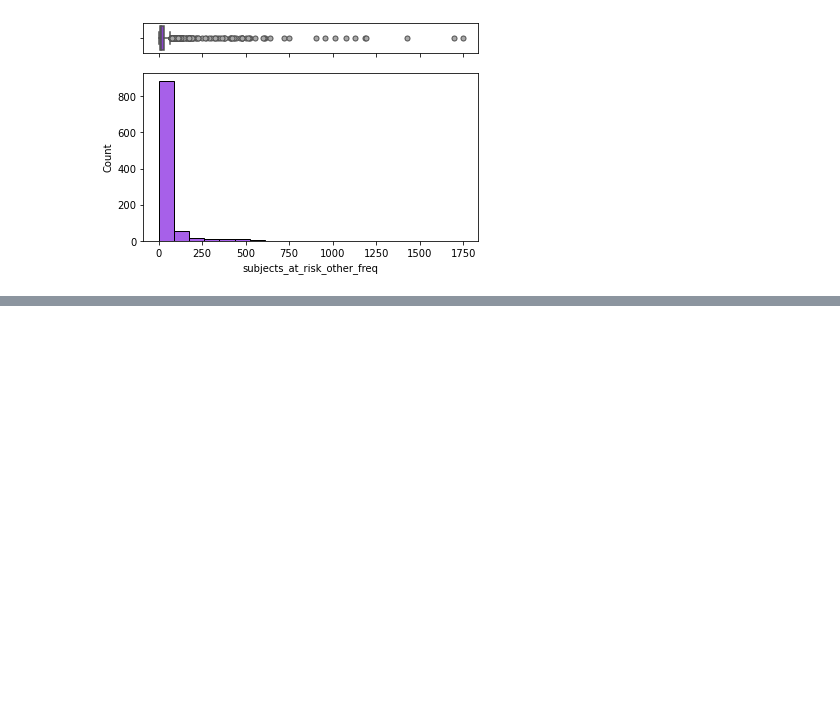
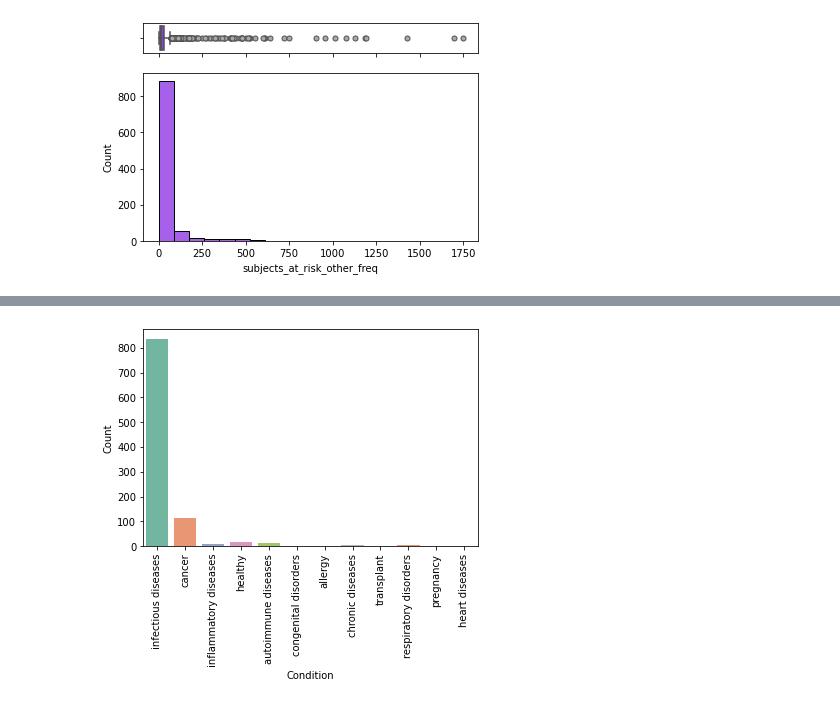
Before and after one commit to brunalos/clinical-trials-ml, a Jupyter notebook: vaccines.ipynb, the cells around one changed output, grey strips where cells are left out. Cells and saved outputs as stored; diff of their text form; code cells hidden in the pictures; blank space fills up the shorter version.

```diff
--- a/vaccines.ipynb
+++ b/vaccines.ipynb
@@ -1679,3 +1726,13 @@ creating_box_hist('subjects_at_risk_other_freq', df_ml, 20)
+# %%
+# Plot a countplot: condition_name
+sns.countplot(x='condition_name', data=df_ml, palette='Set2')
+#plt.title('DDistribution of Conditions in Vaccine Clinical Trials')
+plt.xlabel('Condition')
+plt.ylabel('Count')
+plt.xticks(rotation=90)
+plt.show()
+# %% [output]
+[figure, added]
 # %%
 # Save the DataFrame to a CSV file
 #df_ml.to_csv('./data/vax_trials_ml_df.csv', index=False)
```
Also changed, not shown: parts of 6 cells of this notebook.
